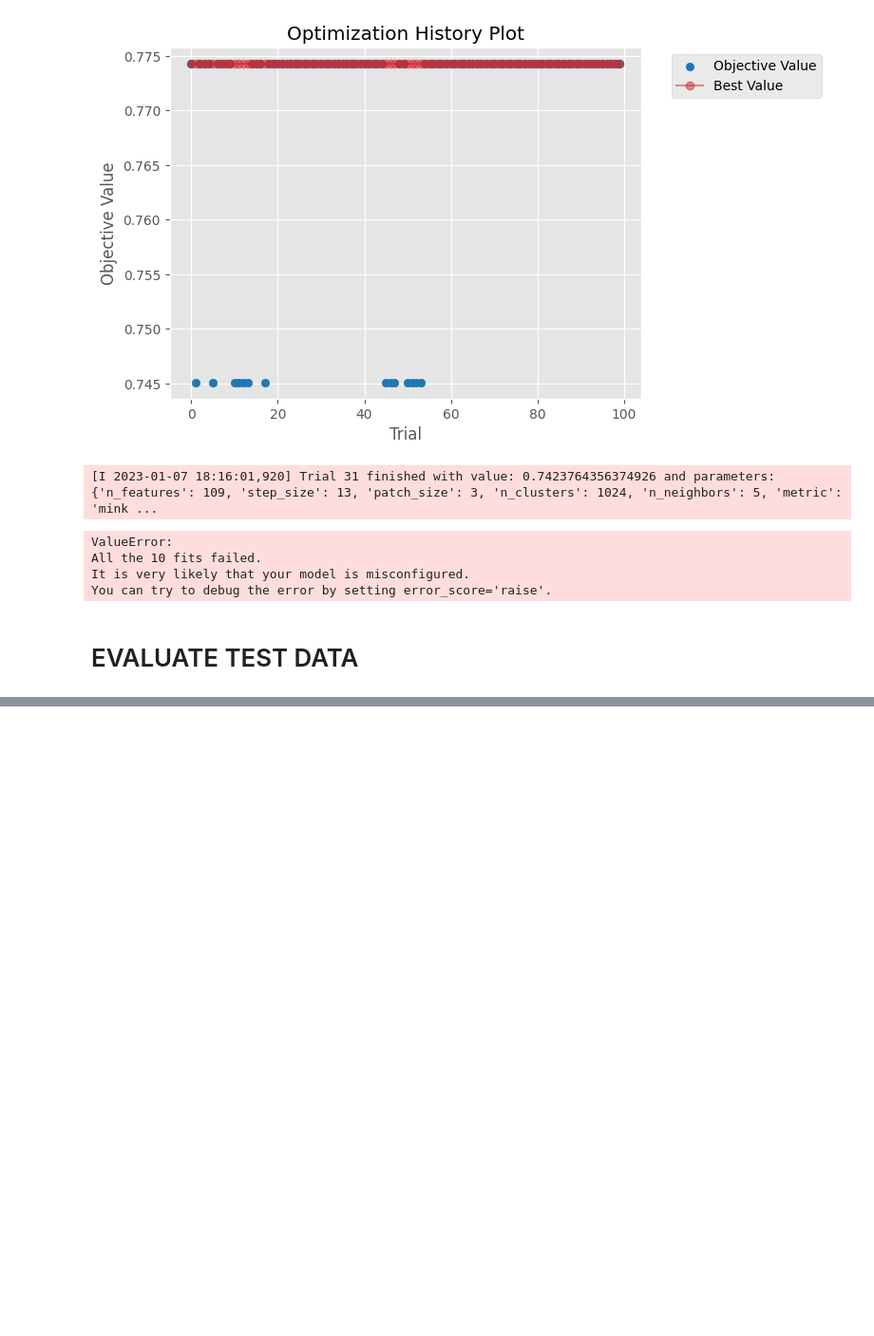
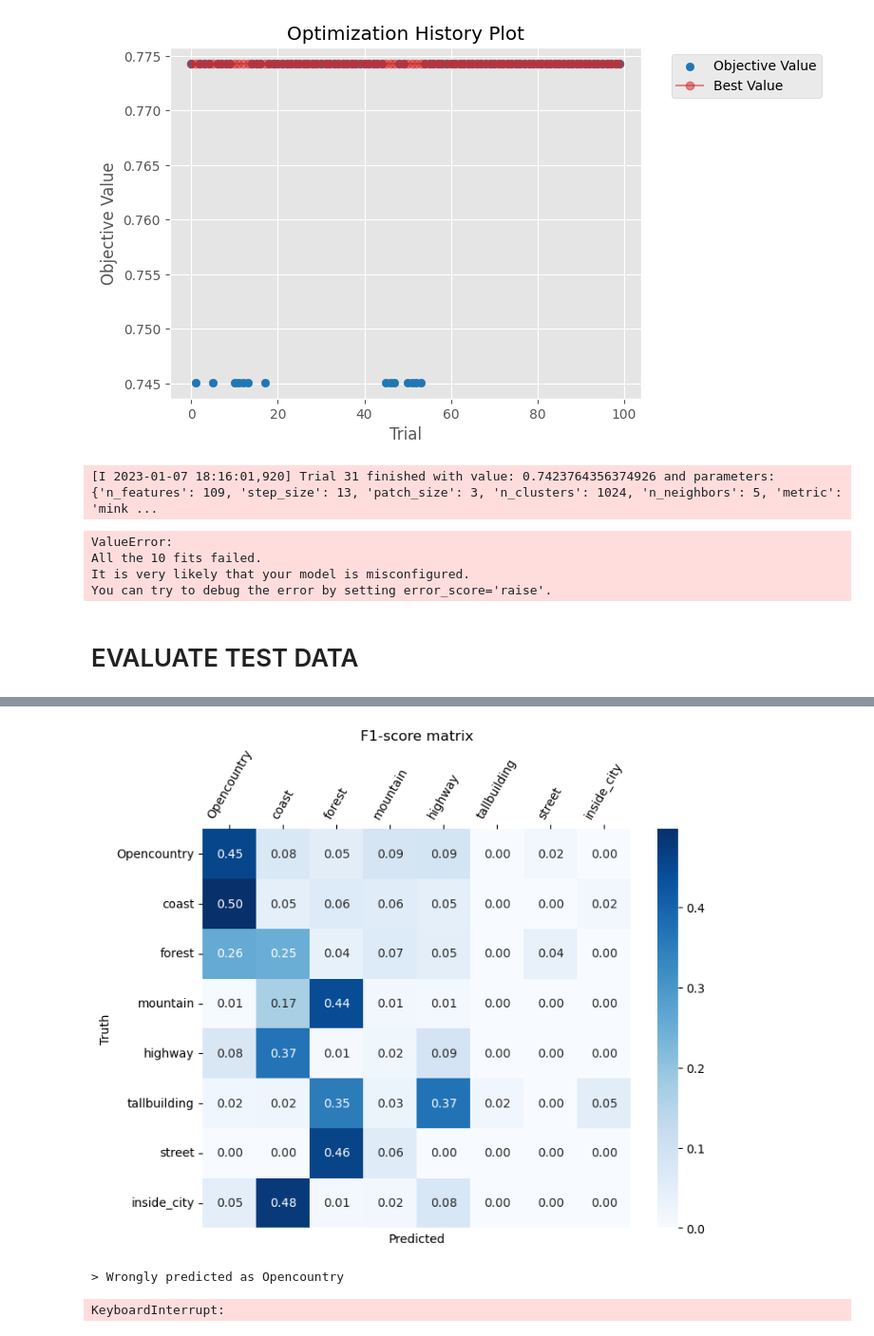
Before and after one commit to guillem-cf/M3-Project, a Jupyter notebook: Week1/BagofVisualWords.ipynb, the cells around one changed output, grey strips where cells are left out. Shown at 95% size. Cells and saved outputs as stored; diff of their text form; code cells hidden in the pictures; blank space fills up the shorter version.

```diff
--- a/Week1/BagofVisualWords.ipynb
+++ b/Week1/BagofVisualWords.ipynb
@@ -837,0 +922,19 @@ You can try to debug the error by setting error_score='raise'.
+# %%
+
+precision =(confusion/confusion.sum(axis=0))
+recall =(((confusion.T)/(confusion.sum(axis=1))).T)
+f_score = np.nan_to_num((2 * (precision * recall) / (precision + recall)))
+
+fig = plt.figure(figsize=(8, 6))
+g = sns.heatmap(f_score,cmap="Blues", annot=True, fmt=".2f", xticklabels=labels, yticklabels=labels)
+g.set_title('F1-score matrix')
+
+g.set_ylabel('Truth')
+g.set_xlabel('Predicted')
+g.set_yticklabels(labels, rotation=0)
+g.set_xticklabels(labels, rotation=60)
+g.xaxis.tick_top()
+
+plt.show()
+# %% [output]
+[figure, added]
@@ -837,0 +967,7 @@ You can try to debug the error by setting error_score='raise'.
+# %%
+for lab in labels:
+    print(f"> Wrongly predicted as {lab}\n")
+    plot_idxs(test_labels_descrip, predictions, get_FP(test_labels_descrip, predictions, lab))
+# %% [output]
+> Wrongly predicted as Opencountry
+KeyboardInterrupt:
```
Also changed, not shown: parts of 18 cells of this notebook.
